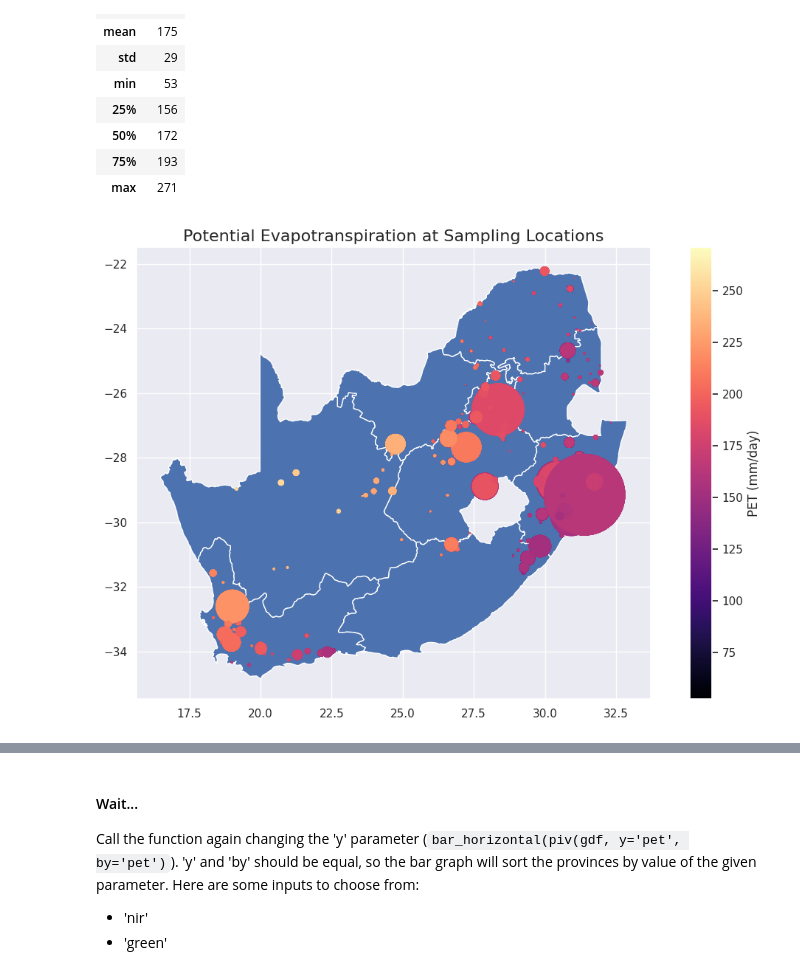
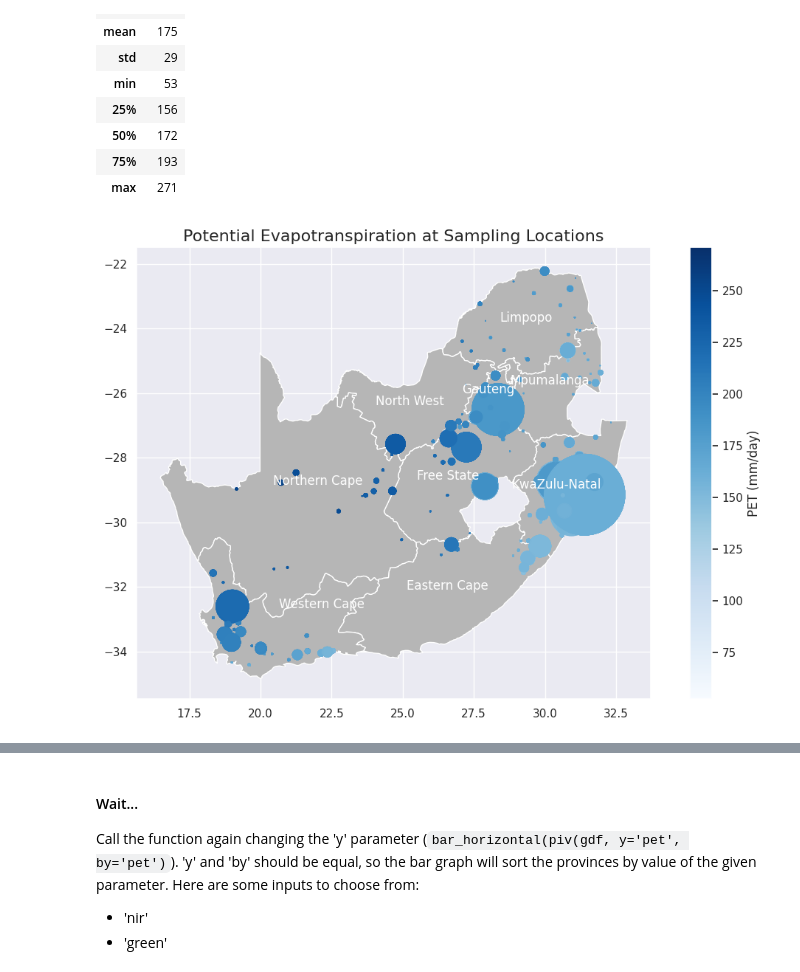
Before and after one commit to kylerod22/siads593-water-sustainability, a Jupyter notebook: 08-rjbest-sungmiki-kylerod-2026winter/src/EDA_RJ.ipynb, the cells around one changed output, grey strips where cells are left out. Cells and saved outputs as stored; diff of their text form; code cells hidden in the pictures.

```diff
--- a/08-rjbest-sungmiki-kylerod-2026winter/src/EDA_RJ.ipynb
+++ b/08-rjbest-sungmiki-kylerod-2026winter/src/EDA_RJ.ipynb
@@ -151,17 +156,24 @@ Let's display some descriptive statistics in our dataset for PET
 # %%
 # Plot
 fig, ax = plt.subplots(figsize=(11, 7))
 
-provinces.plot(ax=ax)
-# ax.annotate()
-gdf.plot(column='pet', ax=ax, marker='o', markersize=gdf['pop_density_nn'], cmap='magma', legend=True, legend_kwds={'label':'PET (mm/day)'})
+# Province Map
+provinces.plot(ax=ax, color='#B6B6B6')
+provinces['coords'] = provinces['geometry'].apply(lambda x: x.representative_point().coords[:])
+provinces['coords'] = [coords[0] for coords in provinces['coords']]
+for idx, row in provinces.iterrows():
+    plt.annotate(text=row['province'], xy=row['coords'], horizontalalignment='center', color='white')
+#https://medium.com/nerd-for-tech/labelling-areas-of-coordinates-with-geopandas-74d25c8aada6
 
-# ax.set_axis_off()
+# Overlay PET Data
+gdf.plot(column='pet', ax=ax, marker='o', markersize=gdf['pop_density_nn'], cmap='Blues', legend=True, legend_kwds={'label':'PET (mm/day)'}) #
+
+# ax.set_axis_off() # leave the axis to see correlation between position and PET value
 plt.title('Potential Evapotranspiration at Sampling Locations', fontsize=16)
 plt.tight_layout()
 plt.show();
 # %% [output]
-[figure, old version]
+[figure, new version]
 # %% [markdown]
 ### Observation and Analysis
 
```
Also changed, not shown: parts of 17 cells of this notebook.
